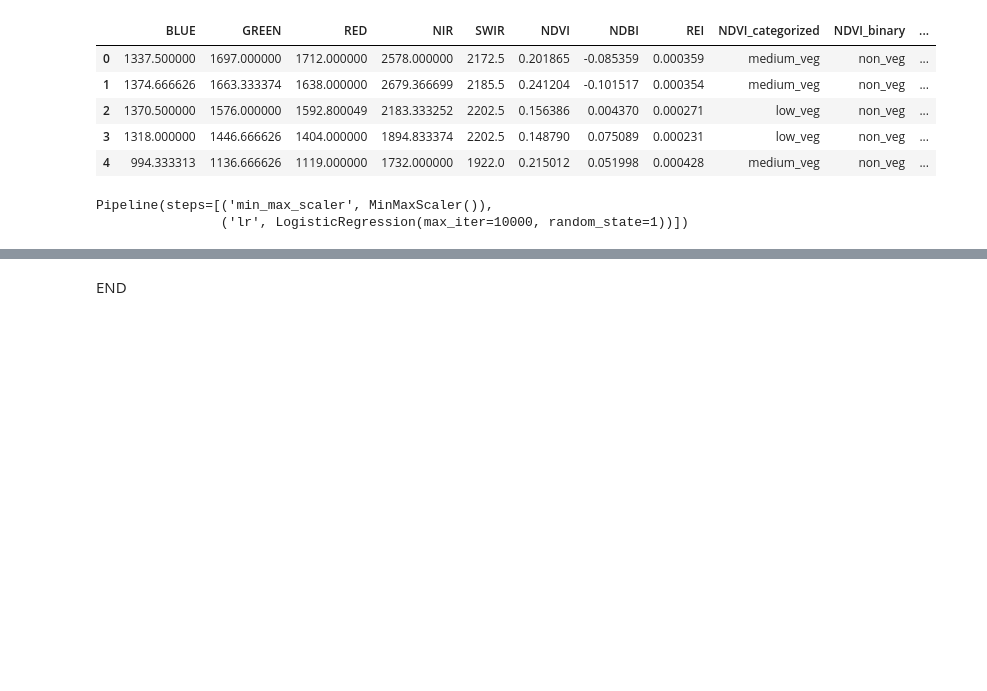
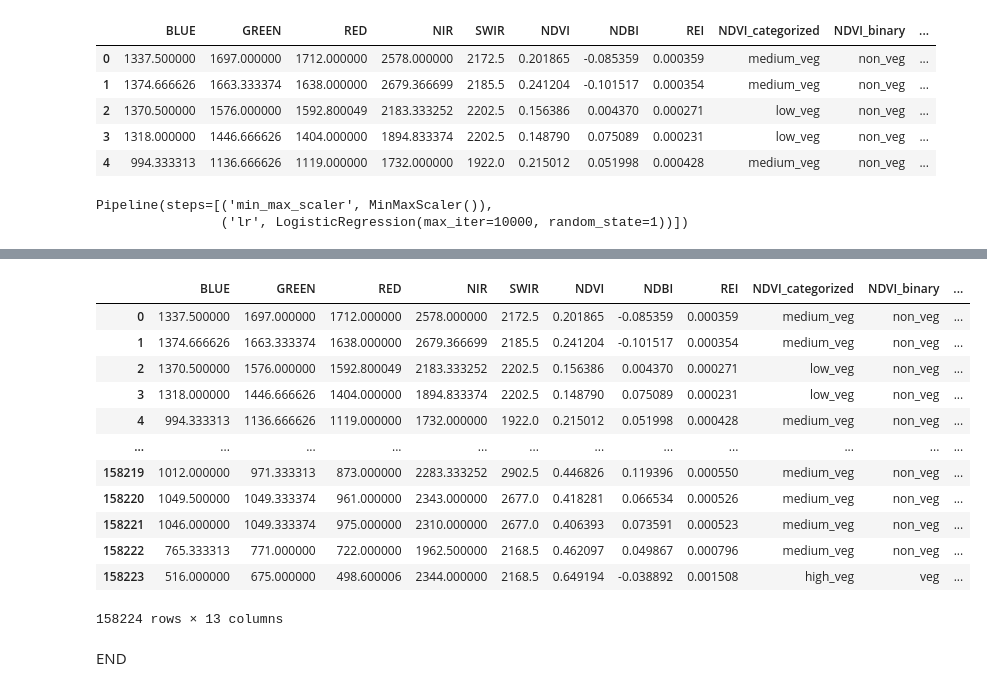
Before and after one commit to RJLA/GeoAI-ISPRS-SS, a Jupyter notebook: II.11.End-to-End-Classification-To-Raster.ipynb, the cells around one changed output, grey strips where cells are left out. Saved outputs shown, nothing was run; the diff lists cells and outputs as text; code cells hidden in the pictures; blank space fills up the shorter version.

```diff
--- a/II.11.End-to-End-Classification-To-Raster.ipynb
+++ b/II.11.End-to-End-Classification-To-Raster.ipynb
@@ -123,3 +128,6 @@ raster_ops.column_to_raster(
     raster_dimension,
     "float32",
 )
+# %%
+rgbnirswir = final_df_per_bands[["RED", "GREEN", "BLUE", "NIR", "SWIR"]]
+rgbnirswir
@@ -125,0 +148,45 @@ raster_ops.column_to_raster(
+# %%
+scaler = MinMaxScaler()
+rgbnirswir_scaled = scaler.fit_transform(rgbnirswir).astype(np.float32)
+rgbnirswir_scaled_torch = torch.tensor(rgbnirswir_scaled)
+# %%
+class Net(nn.Module):
+    def __init__(self):
+        super(Net, self).__init__()
+        self.fc1 = nn.Linear(5, 64)
+        self.fc2 = nn.Linear(64, 32)
+        self.fc3 = nn.Linear(32, 4)
+
+    def forward(self, x):
+        x = torch.relu(self.fc1(x))
+        x = torch.relu(self.fc2(x))
+        x = self.fc3(x)
+        return x
+
+
+model = Net()
+model.load_state_dict(torch.load('best_model_state_dict.pth'))
+model.eval()
+
+# Predict
+with torch.no_grad():
+    outputs = model(rgbnirswir_scaled_torch)
+    _, predicted = torch.max(outputs, 1)
+    predictions = predicted.cpu().numpy()
+# %%
+final_df_per_bands['PREDICTED_LC_NN'] = predictions
+final_df_per_bands
+# %% [output]
+|  | BLUE | GREEN | RED | NIR | SWIR | NDVI | NDBI | REI | NDVI_categorized | NDVI_binary | ... |
+| 0 | 1337.500000 | 1697.000000 | 1712.000000 | 2578.000000 | 2172.5 | 0.201865 | -0.085359 | 0.000359 | medium_veg | non_veg | ... |
+| 1 | 1374.666626 | 1663.333374 | 1638.000000 | 2679.366699 | 2185.5 | 0.241204 | -0.101517 | 0.000354 | medium_veg | non_veg | ... |
+| 2 | 1370.500000 | 1576.000000 | 1592.800049 | 2183.333252 | 2202.5 | 0.156386 | 0.004370 | 0.000271 | low_veg | non_veg | ... |
+| 3 | 1318.000000 | 1446.666626 | 1404.000000 | 1894.833374 | 2202.5 | 0.148790 | 0.075089 | 0.000231 | low_veg | non_veg | ... |
+| 4 | 994.333313 | 1136.666626 | 1119.000000 | 1732.000000 | 1922.0 | 0.215012 | 0.051998 | 0.000428 | medium_veg | non_veg | ... |
+| ... | ... | ... | ... | ... | ... | ... | ... | ... | ... | ... | ... |
+| 158219 | 1012.000000 | 971.333313 | 873.000000 | 2283.333252 | 2902.5 | 0.446826 | 0.119396 | 0.000550 | medium_veg | non_veg | ... |
+| 158220 | 1049.500000 | 1049.333374 | 961.000000 | 2343.000000 | 2677.0 | 0.418281 | 0.066534 | 0.000526 | medium_veg | non_veg | ... |
+| 158221 | 1046.000000 | 1049.333374 | 975.000000 | 2310.000000 | 2677.0 | 0.406393 | 0.073591 | 0.000523 | medium_veg | non_veg | ... |
+| 158222 | 765.333313 | 771.000000 | 722.000000 | 1962.500000 | 2168.5 | 0.462097 | 0.049867 | 0.000796 | medium_veg | non_veg | ... |
+| 158223 | 516.000000 | 675.000000 | 498.600006 | 2344.000000 | 2168.5 | 0.649194 | -0.038892 | 0.001508 | high_veg | veg | ... |
+158224 rows × 13 columns
```
Also changed, not shown: parts of 3 cells of this notebook, 19 other files.
